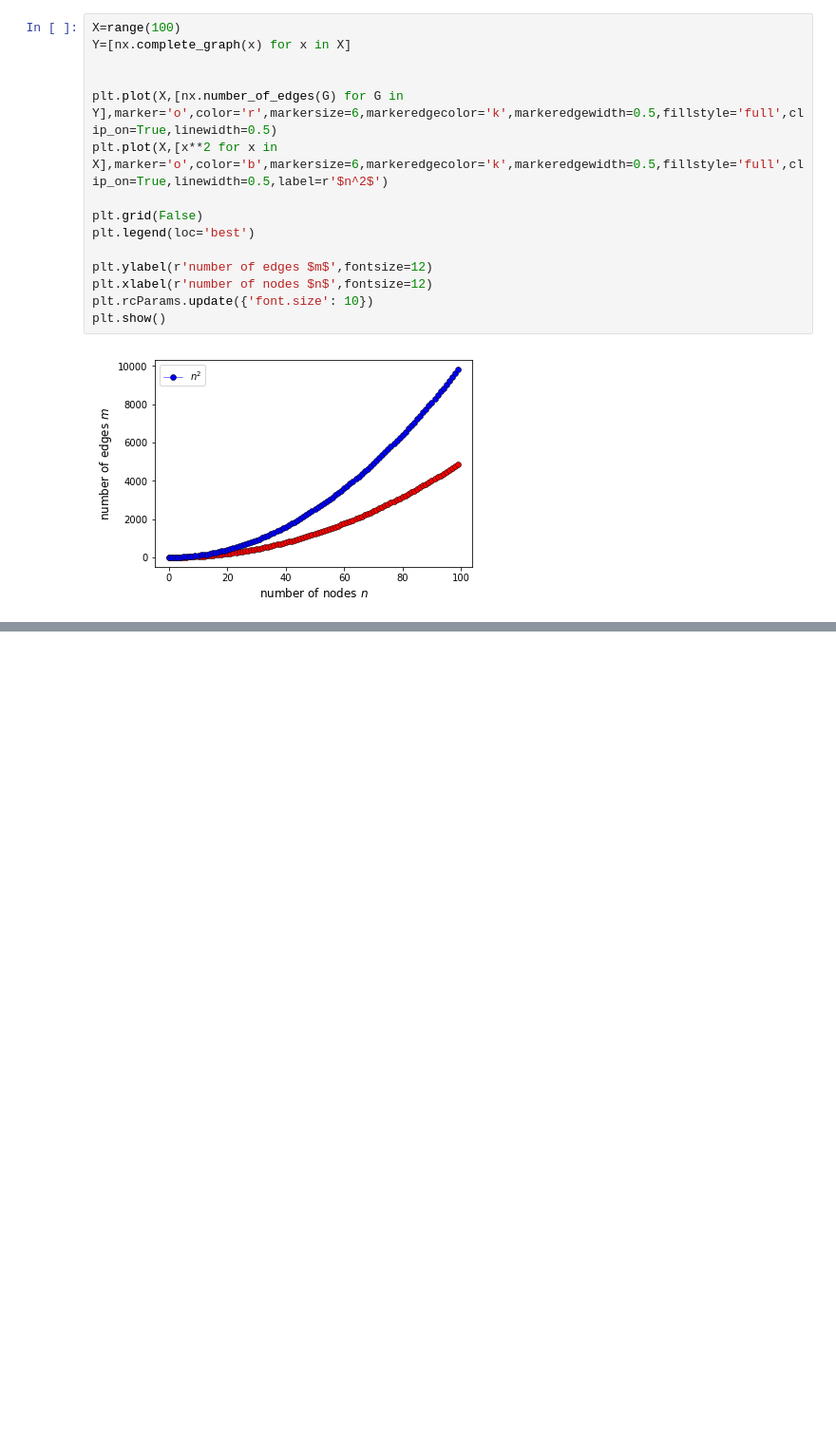
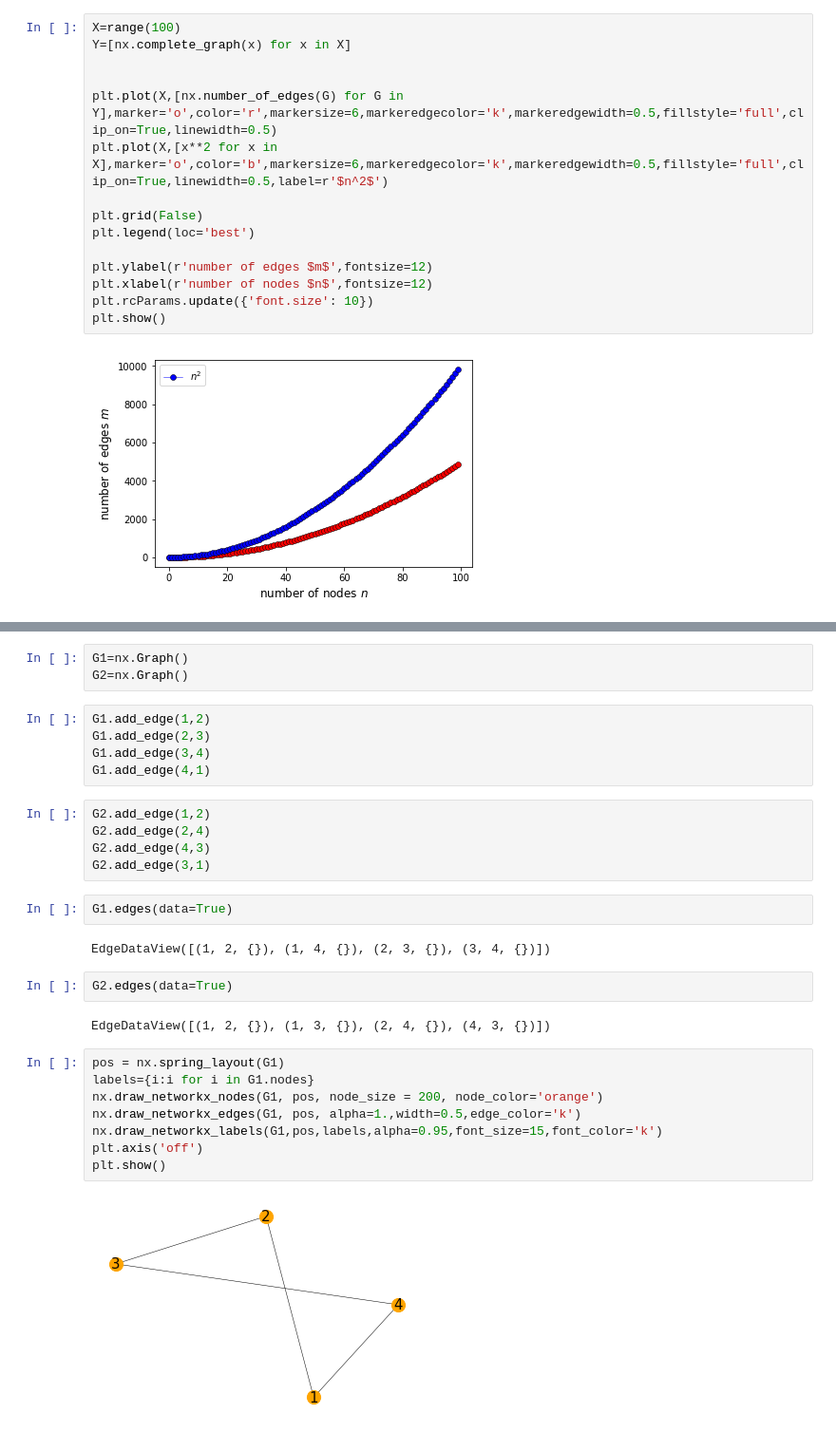
Before and after one commit to javiervz/network_science, a Jupyter notebook: graphs.ipynb, the cells around one changed output, grey strips where cells are left out. Shown: that part at 95% size. Saved outputs shown, nothing was run; the diff lists cells and outputs as text; blank space fills up the shorter version.

```diff
--- a/graphs.ipynb
+++ b/graphs.ipynb
@@ -71,0 +81,31 @@ plt.show()
+# %%
+G1=nx.Graph()
+G2=nx.Graph()
+# %%
+G1.add_edge(1,2)
+G1.add_edge(2,3)
+G1.add_edge(3,4)
+G1.add_edge(4,1)
+# %%
+G2.add_edge(1,2)
+G2.add_edge(2,4)
+G2.add_edge(4,3)
+G2.add_edge(3,1)
+# %%
+G1.edges(data=True)
+# %% [output]
+EdgeDataView([(1, 2, {}), (1, 4, {}), (2, 3, {}), (3, 4, {})])
+# %%
+G2.edges(data=True)
+# %% [output]
+EdgeDataView([(1, 2, {}), (1, 3, {}), (2, 4, {}), (4, 3, {})])
+# %%
+pos = nx.spring_layout(G1)
+labels={i:i for i in G1.nodes}
+nx.draw_networkx_nodes(G1, pos, node_size = 200, node_color='orange')
+nx.draw_networkx_edges(G1, pos, alpha=1.,width=0.5,edge_color='k')
+nx.draw_networkx_labels(G1,pos,labels,alpha=0.95,font_size=15,font_color='k')
+plt.axis('off')
+plt.show()
+# %% [output]
+[figure, added]
```
Also changed, not shown: parts of 6 cells of this notebook.
